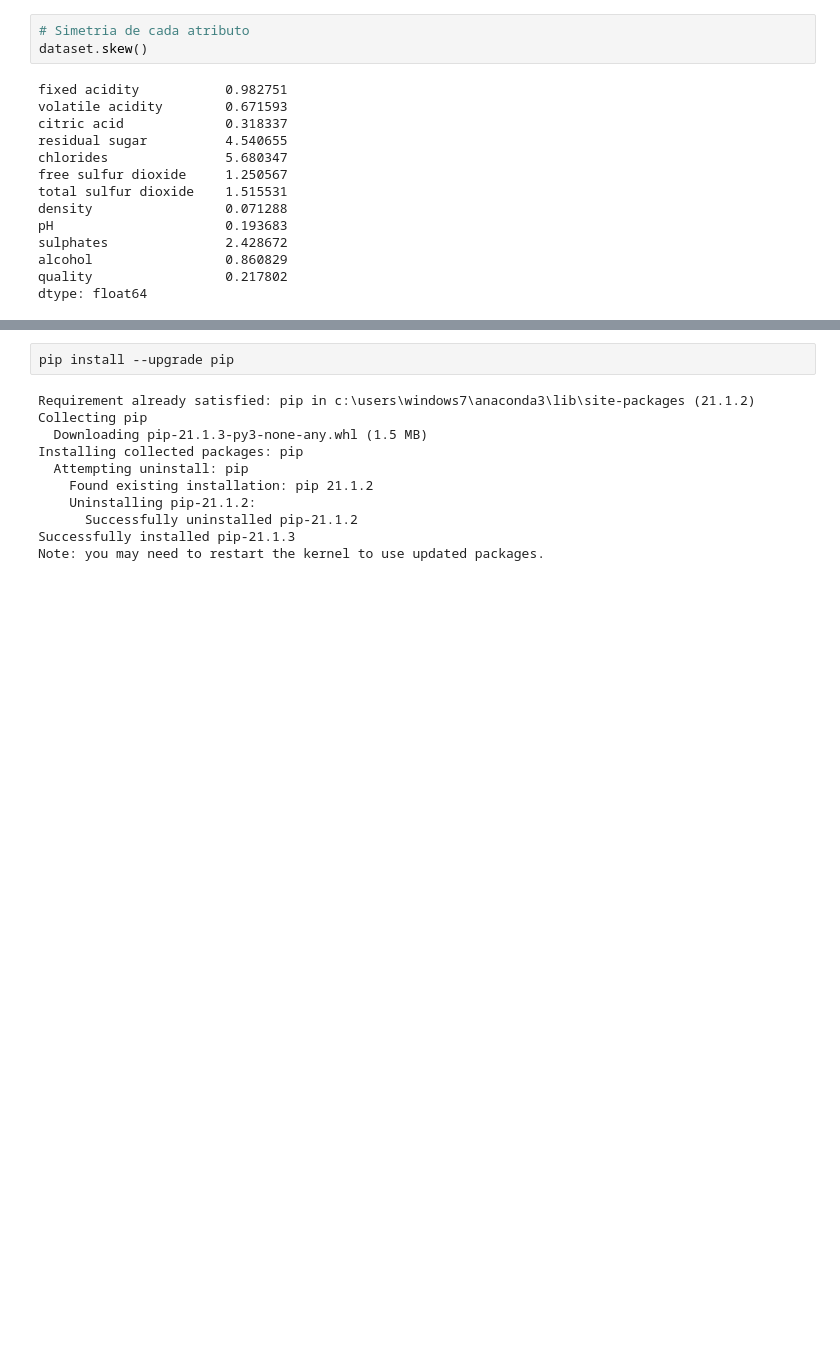
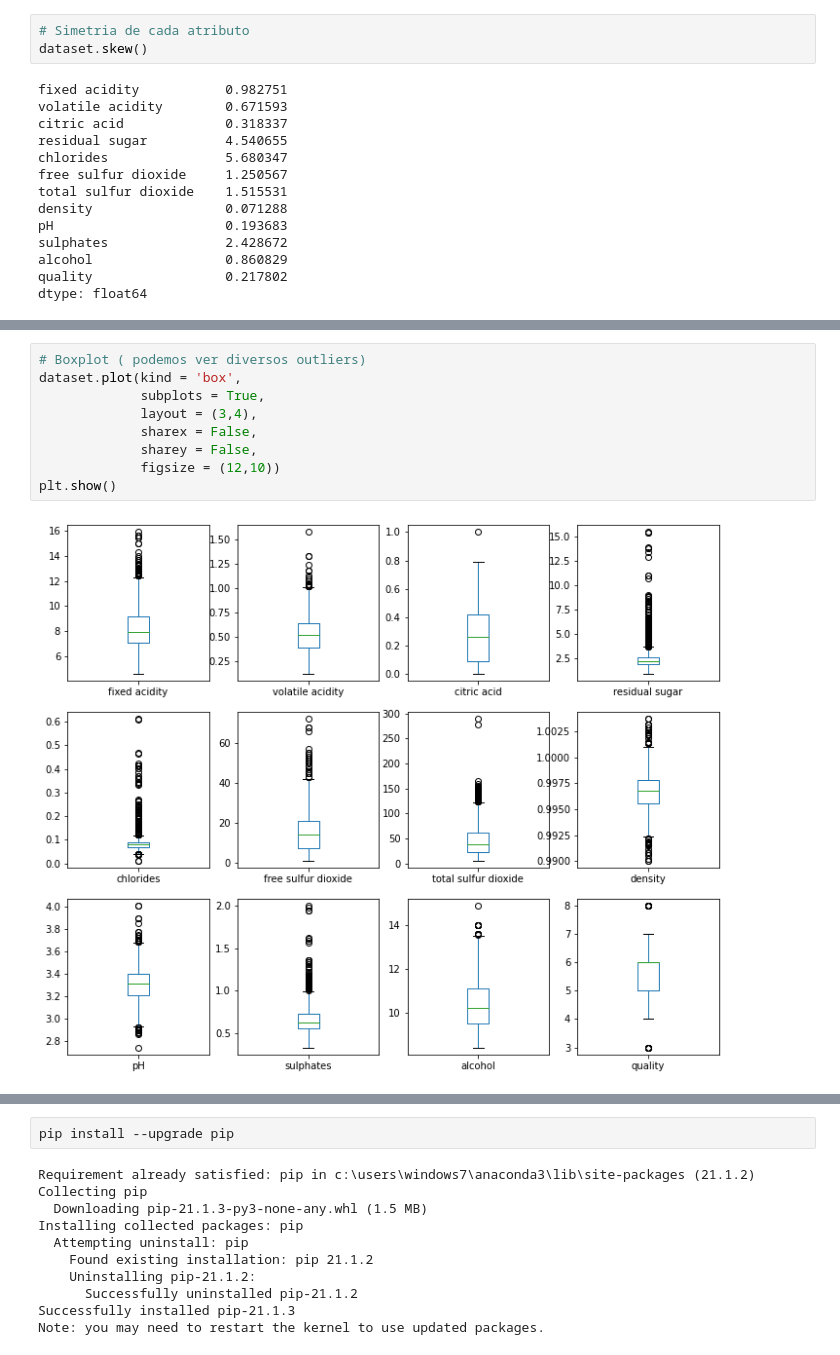
Before and after one commit to nycolexavier/course-data-analysis, a Jupyter notebook: aula_03.ipynb, the cells around one changed output, grey strips where cells are left out. Cells and saved outputs as stored; diff of their text form; blank space fills up the shorter version.

```diff
--- a/aula_03.ipynb
+++ b/aula_03.ipynb
@@ -186,0 +243,11 @@ dtype: float64
+# %%
+# Boxplot ( podemos ver diversos outliers)
+dataset.plot(kind = 'box',
+             subplots = True,
+             layout = (3,4),
+             sharex = False,
+             sharey = False,
+             figsize = (12,10))
+plt.show()
+# %% [output]
+[figure, added]
```
Also changed, not shown: parts of 24 cells of this notebook, 1 other file.
